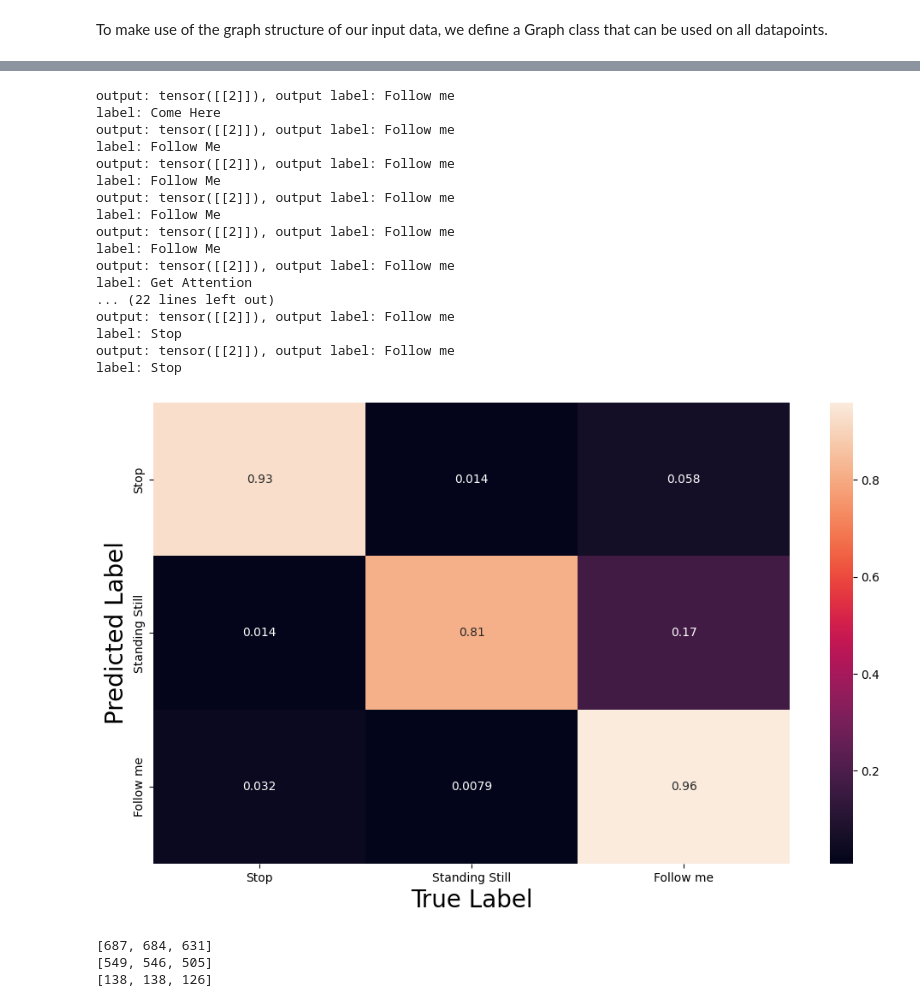
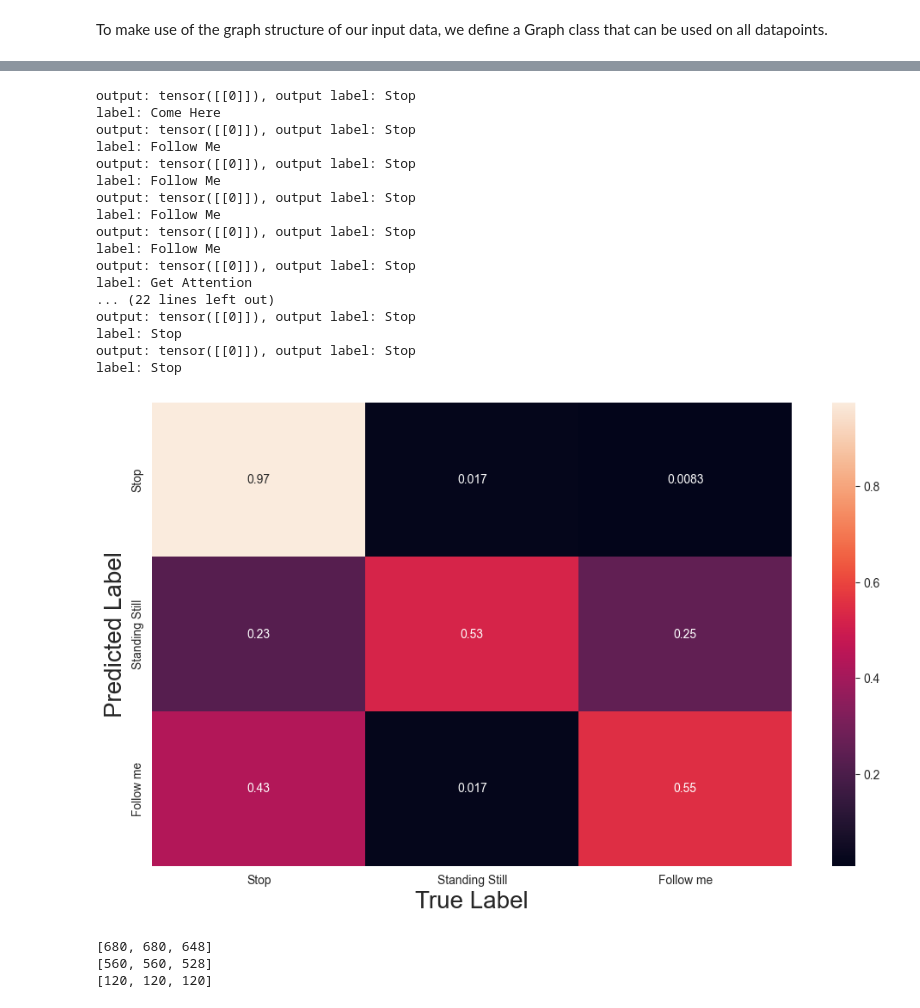
Before and after one commit to deniz997/pedestrian-pose-recognition, a Jupyter notebook: Models on HRI dataset/ra_gcn_command_recognition.ipynb, the cells around one changed output, grey strips where cells are left out. Saved outputs shown, nothing was run; the diff lists cells and outputs as text; code cells hidden in the pictures.

Commit message:
Added cross-subject mode

```diff
--- a/Models on HRI dataset/ra_gcn_command_recognition.ipynb
+++ b/Models on HRI dataset/ra_gcn_command_recognition.ipynb
@@ -33,7 +33,7 @@ from torch.utils.data import Dataset
 
 
 class NTU(Dataset):
-    def __init__(self, path, train, train_split, data_shape, transform=None):
+    def __init__(self, path, train, train_split, data_shape, transform=None, mode='default'):
 
         self.train = train
         self.path = path
@@ -47,7 +47,7 @@ class NTU(Dataset):
 
         self.files_in = self.files_in[1:]
 
-        # Remove all data except "Stop", "Follow Me", "Go Right", "Go Left"
+        # Remove all data except labels in labels_to_learn
         for dic in range(len(self.files_in)):
           for file in self.files_in[dic]:
             lab = action_class[file[:4]]
@@ -56,10 +56,16 @@ class NTU(Dataset):
 
         random.shuffle(self.files)
 
-        if self.train == 'train':
-          self.files = self.files[:int(len(self.files) * train_split)]
-        elif self.train == 'eval':
-          self.files = self.files[int(len(self.files) * train_split):]
+        if mode == 'default':
+            if self.train == 'train':
+              self.files = self.files[:int(len(self.files) * train_split)]
+            elif self.train == 'eval':
+              self.files = self.files[int(len(self.files) * train_split):]
+        elif mode == 'cross-subject':
+            if self.train == 'train':
+                self.files = [file for file in self.files if int(file[6:8]) < 18]
+            elif self.train == 'eval':
+                self.files = [file for file in self.files if int(file[6:8]) >= 18]
 
     def __len__(self):
         return len(self.files)
@@ -545,14 +551,14 @@ transform = transforms.Compose([
     Occlusion_time(0),
 ])
 
-train_dataset = NTU('../data/HRI_gestures/skeletons/', 'train', 0.8, data_shape, transform=transform)
-eval_dataset = NTU('../data/HRI_gestures/skeletons/', 'eval', 0.8, data_shape, transform=transform)
+train_dataset = NTU('../data/HRI_gestures/skeletons/', 'train', 0.8, data_shape, transform=transform, mode='cross-subject')
+eval_dataset = NTU('../data/HRI_gestures/skeletons/', 'eval', 0.8, data_shape, transform=transform, mode='cross-subject')
 
 train_loader = DataLoader(train_dataset,
-                               batch_size=16, #num_workers=2*len([0]),
+                               batch_size=64, #num_workers=2*len([0]),
                                pin_memory=True, shuffle=True, drop_last=True)
 eval_loader = DataLoader(eval_dataset,
-                              batch_size=16, #num_workers=2*len([0]),
+                              batch_size=64, #num_workers=2*len([0]),
                               pin_memory=True, shuffle=False, drop_last=False)
 
 graph = Graph(max_hop=2)
@@ -579,7 +585,7 @@ mask_func = Mask(model_stream, model.module)
 train_acc, train_loss = [], []
 val_acc, val_loss = [], []
 
-num_epochs = 5
+num_epochs = 3
 
 early_stopper = EarlyStopper(patience=3, min_delta=1)
 
@@ -622,7 +628,7 @@ Epoch [5/5], Train Accuracy: 91.3125, Validation Accuracy: 89.8010             T
 ============================================================================
 # %%
 # Save Model
-PATH = "2_coord_Stop_StandingStill_FollowMe.pth"
+PATH = "2_coord_Stop_StandingStill_FollowMe_CROSS_SUBJECT_3epoch.pth"
 torch.save(model.state_dict(), PATH)
 # %%
 eval_model = RA_GCN((6, 90, 17, 1), num_class, A, 0.5, [5,2], model_stream).to(DEVICE)
@@ -652,7 +658,7 @@ input_data = np.load("../data/hri_keypoints_robert.npy", allow_pickle=True)
 labels = np.load("../data/hri_labels_robert.npy")
 num = 12
 
-val_dataset = NTU('/content/drive/MyDrive/HRI_gestures/skeletons/', 'train', 0.8, (2, 90, 17, 1), transform=transform)
+# val_dataset = NTU('/content/drive/MyDrive/HRI_gestures/skeletons/', 'train', 0.8, (2, 90, 17, 1), transform=transform, mode='cross-person')
 
 for example in range(len(labels)):
   if example == 12:
@@ -671,22 +677,22 @@ for example in range(len(labels)):
   print(f'output: {pred}, output label: {labels_to_learn[pred]}')
   print(f'label: {labels[example]}')
 # %% [output]
-output: tensor([[2]]), output label: Follow me
+output: tensor([[0]]), output label: Stop
 label: Come Here
-output: tensor([[2]]), output label: Follow me
+output: tensor([[0]]), output label: Stop
 label: Follow Me
-output: tensor([[2]]), output label: Follow me
+output: tensor([[0]]), output label: Stop
 label: Follow Me
-output: tensor([[2]]), output label: Follow me
+output: tensor([[0]]), output label: Stop
 label: Follow Me
-output: tensor([[2]]), output label: Follow me
+output: tensor([[0]]), output label: Stop
 label: Follow Me
-output: tensor([[2]]), output label: Follow me
+output: tensor([[0]]), output label: Stop
 label: Get Attention
 ... (22 lines left out)
-output: tensor([[2]]), output label: Follow me
+output: tensor([[0]]), output label: Stop
 label: Stop
-output: tensor([[2]]), output label: Follow me
+output: tensor([[0]]), output label: Stop
 label: Stop
 # %%
 import pandas as pd
@@ -696,39 +702,35 @@ import matplotlib.pyplot as plt
 y_pred = []
 y_true = []
 
 # iterate over test data
 for num, (x, _, y, _) in enumerate(eval_loader):
 
     # Using GPU
     x = x.to(DEVICE)
     y = y.to(DEVICE)
 
     # Calculating Output
     output, _ = model(x)
 
     output = (torch.max(torch.exp(output), 1)[1]).data.cpu().numpy()
     y_pred.extend(output) # Save Prediction
 
     labels = y.data.cpu().numpy()
     y_true.extend(labels) # Save Truth
 
-# constant for classes
-classes = ('T-shirt/top', 'Trouser', 'Pullover', 'Dress', 'Coat',
-        'Sandal', 'Shirt', 'Sneaker', 'Bag', 'Ankle Boot')
-
 # Build confusion matrix
 cf_matrix = confusion_matrix(y_true, y_pred)
 df_cm = pd.DataFrame(cf_matrix / np.sum(cf_matrix, axis=1)[:, None], index = [i for i in labels_to_learn],
                      columns = [i for i in labels_to_learn])
 plt.figure(figsize = (12,7))
 plt.xlabel('True Label')
 plt.ylabel('Predicted Label')
 s = sn.heatmap(df_cm, annot=True)
 s.set_xlabel('True Label', fontsize=20)
 s.set_ylabel('Predicted Label', fontsize=20)
-plt.savefig('output.png')
+plt.savefig('cross-subject_1epoch.png')
 # %% [output]
-[figure, old version]
+[figure, new version]
 # %%
 num_classes = [0, 0, 0]
 num_training = [0, 0, 0]
@@ -747,6 +749,6 @@ print(num_classes)
 print(num_training)
 print(num_eval)
 # %% [output]
-[687, 684, 631]
-[549, 546, 505]
-[138, 138, 126]
+[680, 680, 648]
+[560, 560, 528]
+[120, 120, 120]
```
Also changed, not shown: parts of 1 cell of this notebook.
